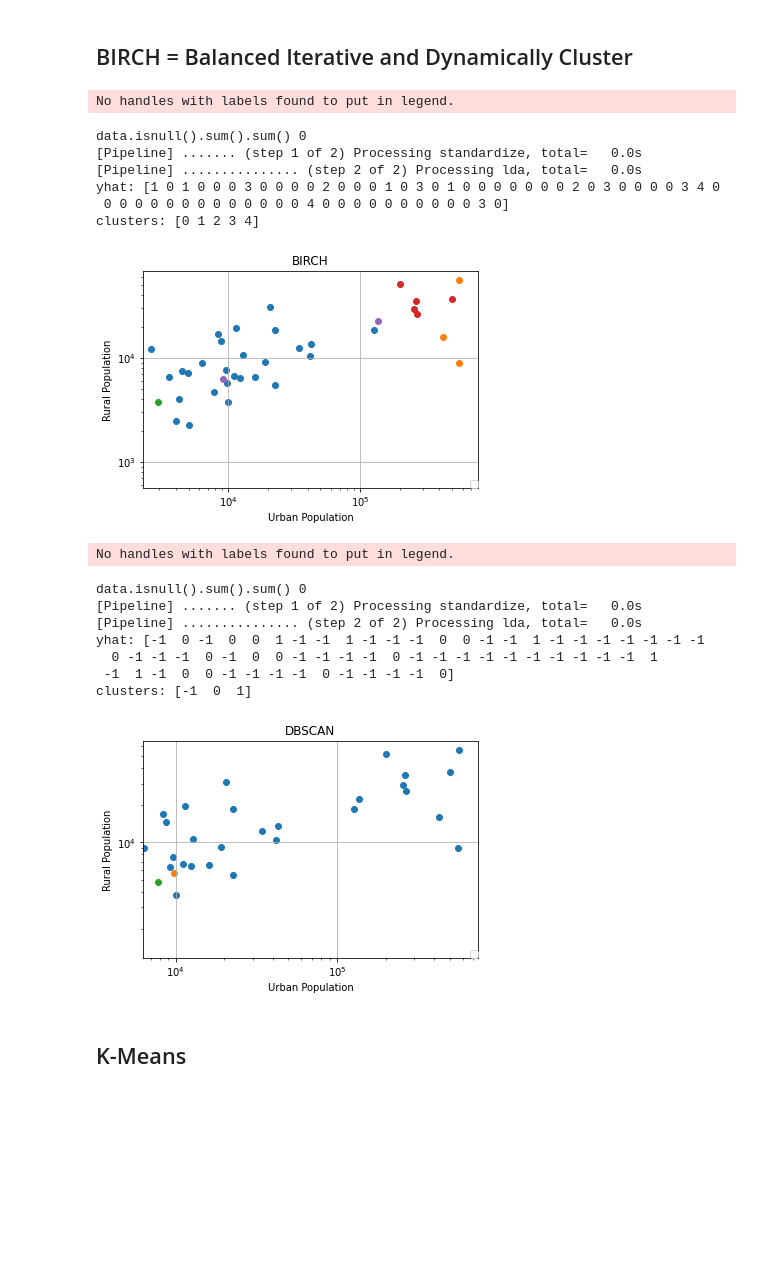
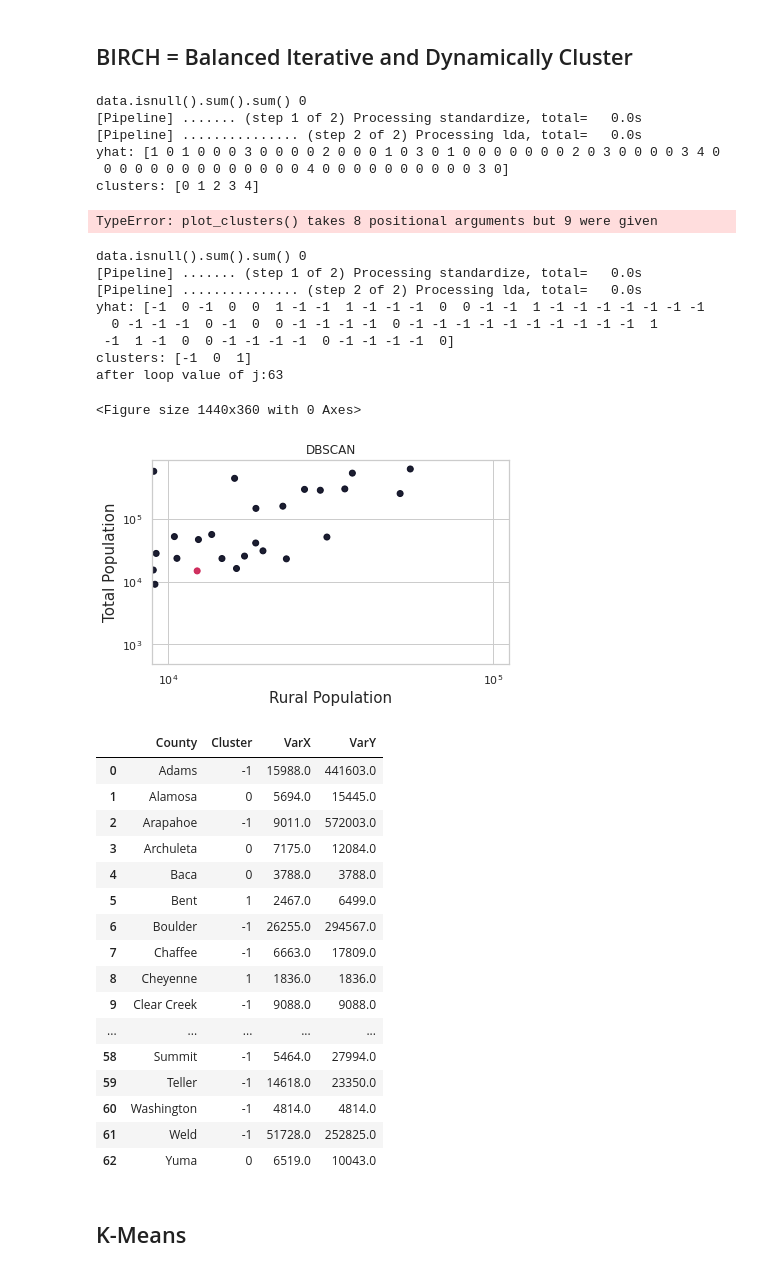
Before and after one commit to reed54/MSDS696, a Jupyter notebook: notebooks/4.0.0.Model_County_Votes_Behavior_and_Demographic.ipynb, the cells around one changed output. Drawn from its saved outputs; the diff is of its cells as text; code cells hidden in the pictures; blank space fills up the shorter version.

```diff
--- a/notebooks/4.0.0.Model_County_Votes_Behavior_and_Demographic.ipynb
+++ b/notebooks/4.0.0.Model_County_Votes_Behavior_and_Demographic.ipynb
@@ -610,16 +674,15 @@ results.append(rec)
 clusters = unique(yhat)
 print(f'clusters: {clusters}')
 
-plot_clusters(X, yhat, clusters, 14, "Rural Population", 11, "Urban Population", "BIRCH")
+plot_clusters(data, yhat, clusters,  9, "Total Population", 14, "Rural Population", "Urban Population", "BIRCH")
 # %% [output]
-No handles with labels found to put in legend.
+data.isnull().sum().sum() 0
+[Pipeline] ....... (step 1 of 2) Processing standardize, total=   0.0s
+[Pipeline] ............... (step 2 of 2) Processing lda, total=   0.0s
+yhat: [1 0 1 0 0 0 3 0 0 0 0 2 0 0 0 1 0 3 0 1 0 0 0 0 0 0 0 2 0 3 0 0 0 0 3 4 0
+ 0 0 0 0 0 0 0 0 0 0 0 0 0 4 0 0 0 0 0 0 0 0 0 0 3 0]
+clusters: [0 1 2 3 4]
-data.isnull().sum().sum() 0
-[Pipeline] ....... (step 1 of 2) Processing standardize, total=   0.0s
-[Pipeline] ............... (step 2 of 2) Processing lda, total=   0.0s
-yhat: [1 0 1 0 0 0 3 0 0 0 0 2 0 0 0 1 0 3 0 1 0 0 0 0 0 0 0 2 0 3 0 0 0 0 3 4 0
- 0 0 0 0 0 0 0 0 0 0 0 0 0 4 0 0 0 0 0 0 0 0 0 0 3 0]
-clusters: [0 1 2 3 4]
+TypeError: plot_clusters() takes 8 positional arguments but 9 were given
-[figure, removed]
 # %%
 # DBSCAN
 from numpy import unique
@@ -629,43 +692,61 @@ from sklearn.pipeline import Pipeline
 
 # define dataset
 data = get_dataset(filename, drop_columns = ['state_id', 'county_id'])
 
 
 # check for nulls
 print(f'data.isnull().sum().sum() {data.isnull().sum().sum()}')
 X = data.values
 
 # create pipeline
 estimators = []
 estimators.append(('standardize', StandardScaler()))
 estimators.append(('lda', DBSCAN()))
 
 db_pipe = Pipeline(estimators, verbose = True)
 db_pipe
 # define the model
 
 # fit model and predict clusters
 yhat = db_pipe.fit_predict(X)
 print(f'yhat: {yhat}')
 
 rec = pd.Series(data = yhat, index = counties, name = 'DBSCAN')
 results.append(rec)
 
 # retrieve unique clusters
 clusters = unique(yhat)
 print(f'clusters: {clusters}')
 
-plot_clusters(X, yhat, clusters, 14, "Rural Population", 11, "Urban Population", "DBSCAN")
+plot_clusters(data, yhat, clusters,  9, "Total Population", 14, "Rural Population", "DBSCAN")
 # %% [output]
-No handles with labels found to put in legend.
+data.isnull().sum().sum() 0
+[Pipeline] ....... (step 1 of 2) Processing standardize, total=   0.0s
+[Pipeline] ............... (step 2 of 2) Processing lda, total=   0.0s
+yhat: [-1  0 -1  0  0  1 -1 -1  1 -1 -1 -1  0  0 -1 -1  1 -1 -1 -1 -1 -1 -1 -1
+  0 -1 -1 -1  0 -1  0  0 -1 -1 -1 -1  0 -1 -1 -1 -1 -1 -1 -1 -1 -1 -1  1
+ -1  1 -1  0  0 -1 -1 -1 -1  0 -1 -1 -1 -1  0]
+clusters: [-1  0  1]
+after loop value of j:63
-data.isnull().sum().sum() 0
-[Pipeline] ....... (step 1 of 2) Processing standardize, total=   0.0s
-[Pipeline] ............... (step 2 of 2) Processing lda, total=   0.0s
-yhat: [-1  0 -1  0  0  1 -1 -1  1 -1 -1 -1  0  0 -1 -1  1 -1 -1 -1 -1 -1 -1 -1
-  0 -1 -1 -1  0 -1  0  0 -1 -1 -1 -1  0 -1 -1 -1 -1 -1 -1 -1 -1 -1 -1  1
- -1  1 -1  0  0 -1 -1 -1 -1  0 -1 -1 -1 -1  0]
-clusters: [-1  0  1]
+<Figure size 1440x360 with 0 Axes>
-[figure, old version]
+[figure, new version]
+|  | County | Cluster | VarX | VarY |
+| 0 | Adams | -1 | 15988.0 | 441603.0 |
+| 1 | Alamosa | 0 | 5694.0 | 15445.0 |
+| 2 | Arapahoe | -1 | 9011.0 | 572003.0 |
+| 3 | Archuleta | 0 | 7175.0 | 12084.0 |
+| 4 | Baca | 0 | 3788.0 | 3788.0 |
+| 5 | Bent | 1 | 2467.0 | 6499.0 |
+| 6 | Boulder | -1 | 26255.0 | 294567.0 |
+| 7 | Chaffee | -1 | 6663.0 | 17809.0 |
+| 8 | Cheyenne | 1 | 1836.0 | 1836.0 |
+| 9 | Clear Creek | -1 | 9088.0 | 9088.0 |
+| ... | ... | ... | ... | ... |
+| 58 | Summit | -1 | 5464.0 | 27994.0 |
+| 59 | Teller | -1 | 14618.0 | 23350.0 |
+| 60 | Washington | -1 | 4814.0 | 4814.0 |
+| 61 | Weld | -1 | 51728.0 | 252825.0 |
+| 62 | Yuma | 0 | 6519.0 | 10043.0 |
 # %% [markdown]
 ## K-Means
 # %%
```
Also changed, not shown: parts of 11 cells of this notebook, 15 other files.
